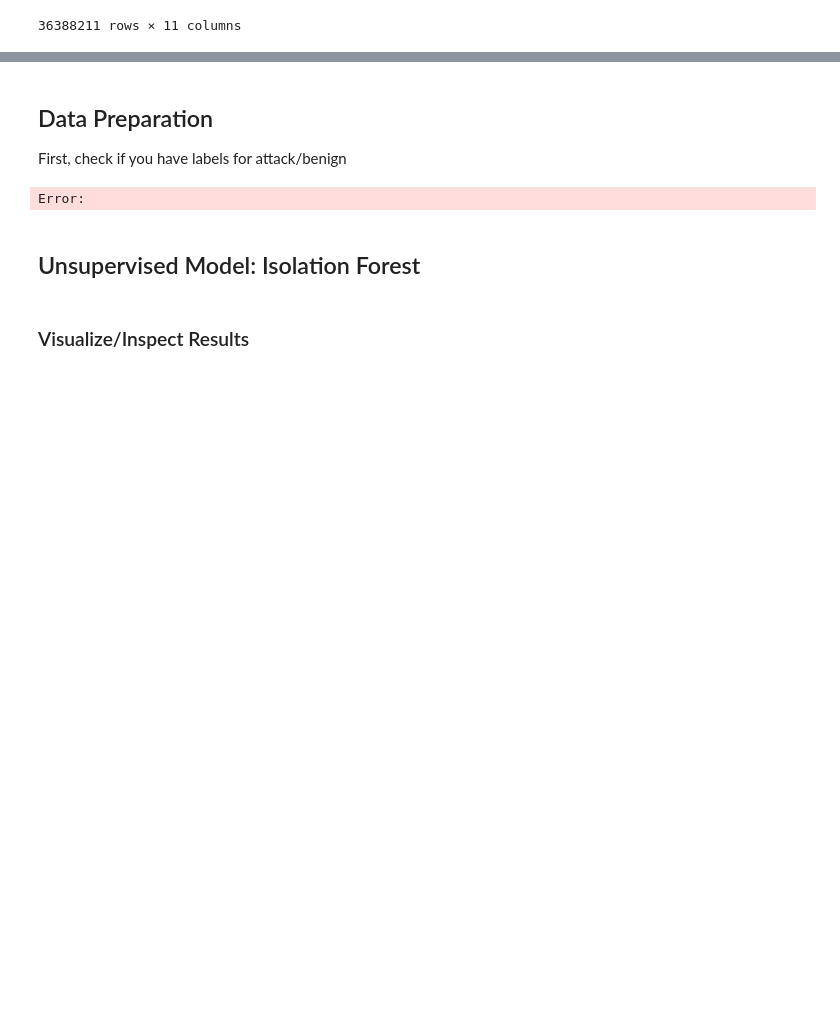
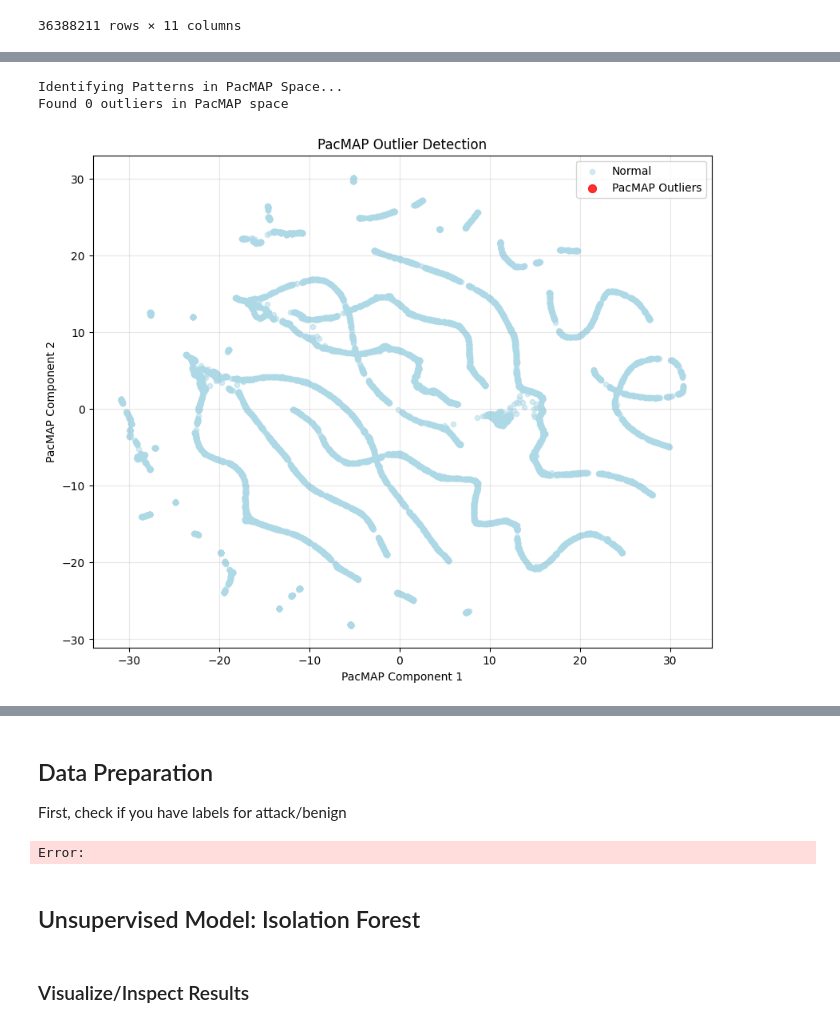
Before and after one commit to DannyAT97/loic-ddos-dataset, a Jupyter notebook: analysis.ipynb, the cells around one changed output, grey strips where cells are left out. Saved outputs shown, nothing was run; the diff lists cells and outputs as text; code cells hidden in the pictures; blank space fills up the shorter version.

```diff
--- a/analysis.ipynb
+++ b/analysis.ipynb
@@ -711,0 +1129,6 @@ df
+# %%
+df_final = identify_pacmap_patterns(df_result)
+# %% [output]
+Identifying Patterns in PacMAP Space...
+Found 0 outliers in PacMAP space
+[figure, added]
```
Also changed, not shown: parts of 41 cells of this notebook.
